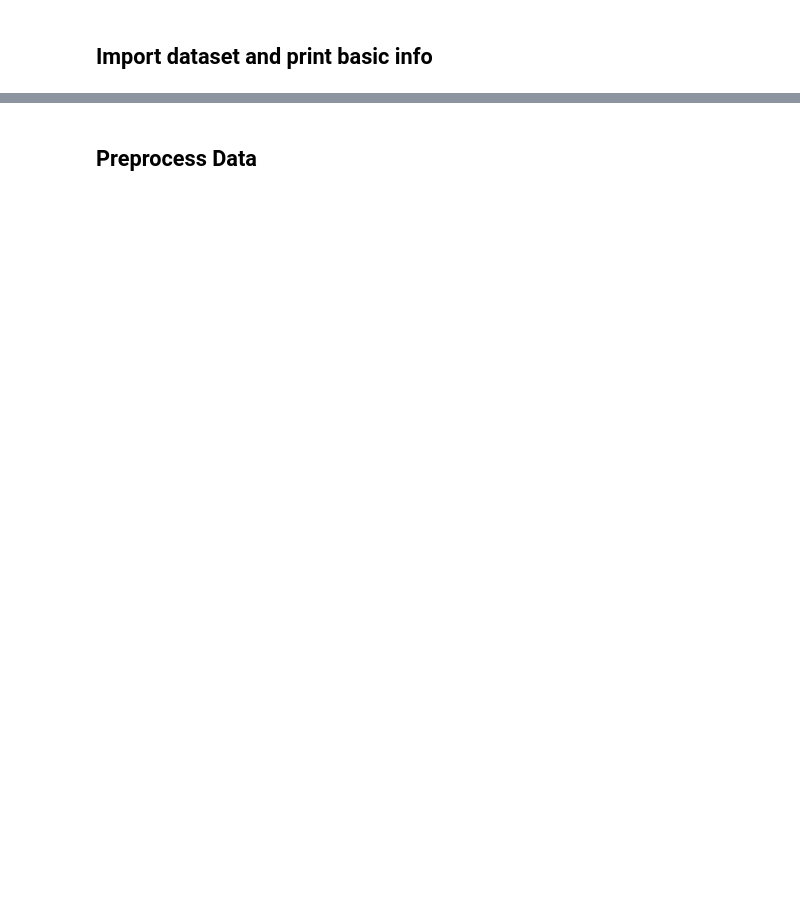
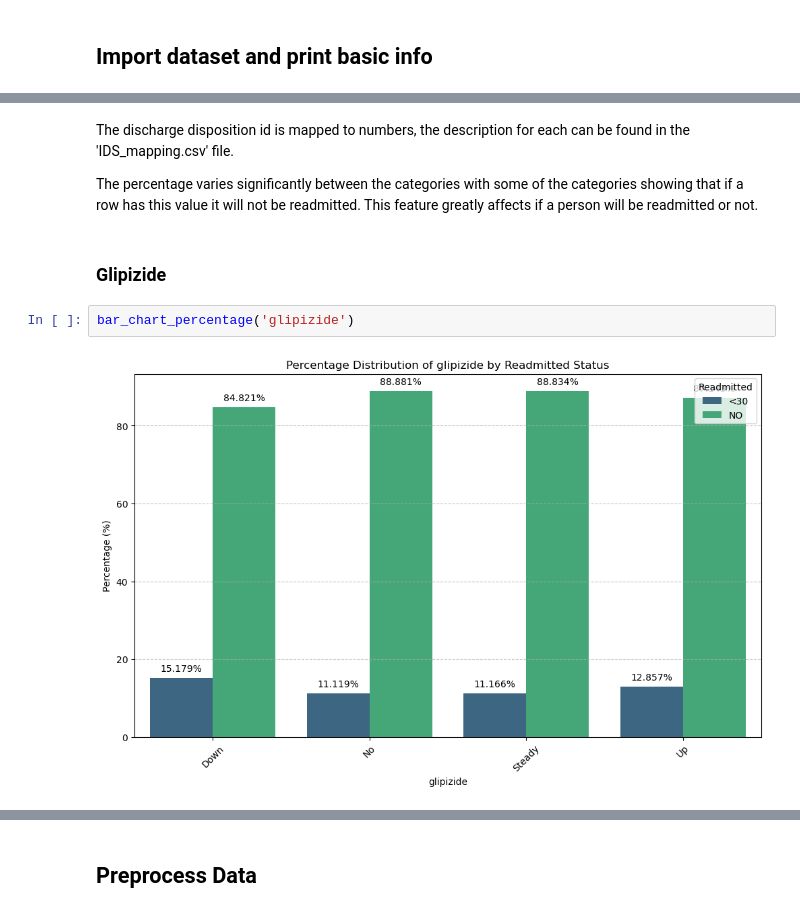
Before and after one commit to Coolnam3/ML_Project, a Jupyter notebook: main.ipynb, the cells around one changed output, grey strips where cells are left out. Drawn from its saved outputs; the diff is of its cells as text; blank space fills up the shorter version.

```diff
--- a/main.ipynb
+++ b/main.ipynb
@@ -92,0 +148,10 @@ data = pd.read_csv("diabetic_data.csv")
+# %% [markdown]
+The discharge disposition id is mapped to numbers, the description for each can be found in the 'IDS_mapping.csv' file.
+
+The percentage varies significantly between the categories with some of the categories showing that if a row has this value it will not be readmitted. This feature greatly affects if a person will be readmitted or not.
+# %% [markdown]
+### Glipizide
+# %%
+bar_chart_percentage('glipizide')
+# %% [output]
+[figure, added]
```
Also changed, not shown: parts of 55 cells of this notebook.
